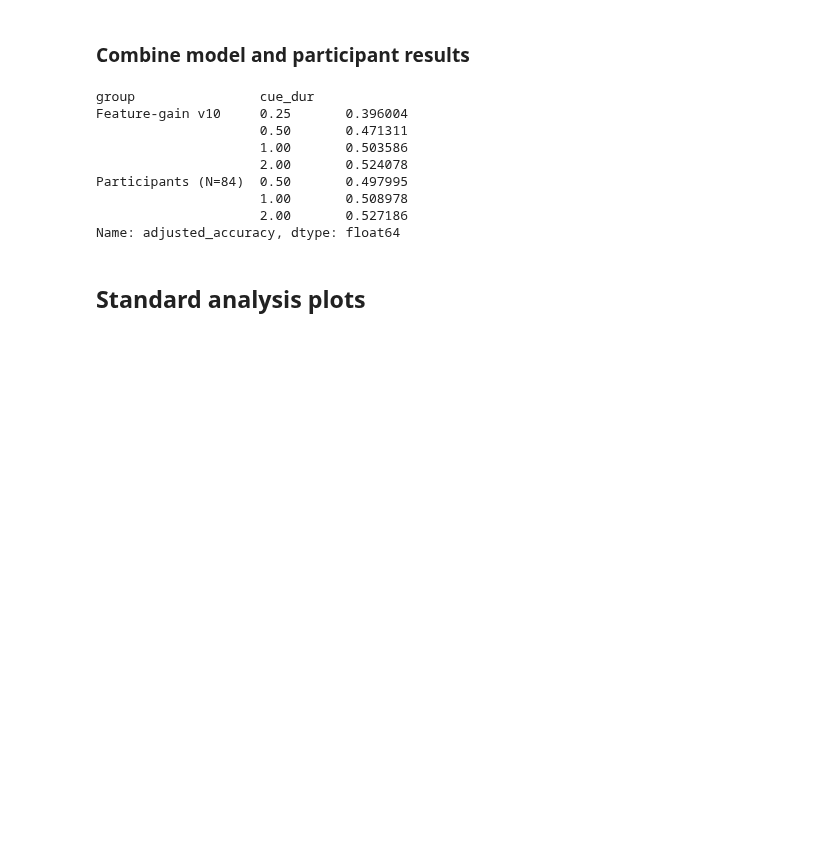
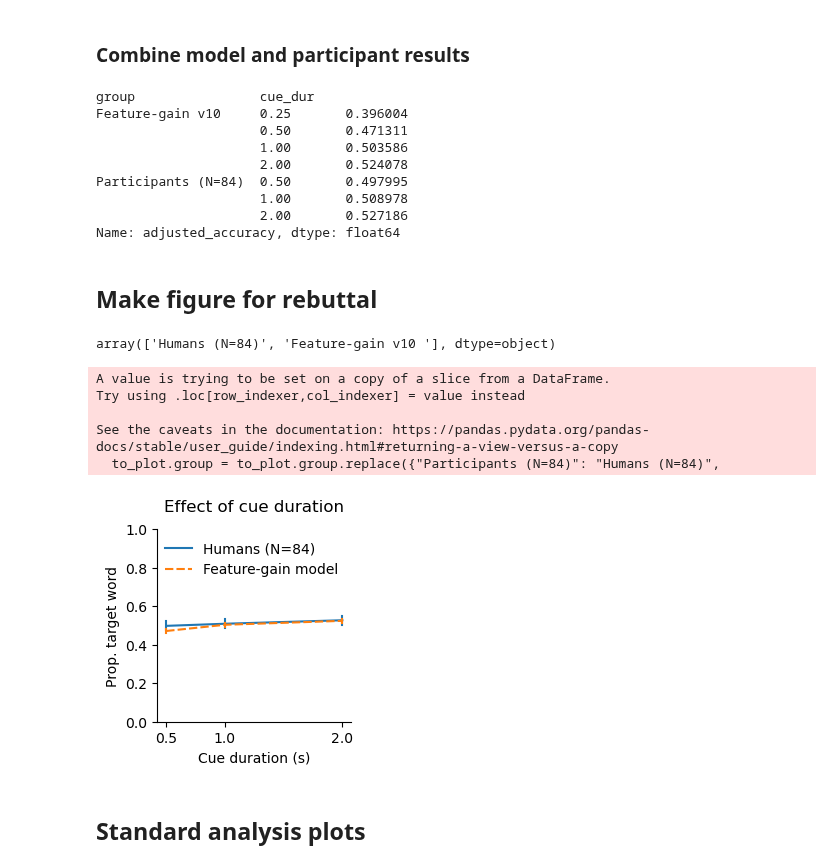
Before and after one commit to mcdermottLab/auditory_attention, a Jupyter notebook: notebooks/rebuttal_analysis/final_cue_duration_experiment.ipynb, the cells around one changed output. Saved outputs shown, nothing was run; the diff lists cells and outputs as text; code cells hidden in the pictures; blank space fills up the shorter version.

```diff
--- a/notebooks/rebuttal_analysis/final_cue_duration_experiment.ipynb
+++ b/notebooks/rebuttal_analysis/final_cue_duration_experiment.ipynb
@@ -15,3 +15,7 @@ import src.util_process_prolific as up
 import matplotlib.pyplot as plt
 import seaborn as sns
 # from matplotlib.ticker import FormatStrFormatter
+
+import matplotlib as mpl
+mpl.rcParams['pdf.fonttype'] = 42
+mpl.rcParams['ps.fonttype'] = 42
@@ -437,6 +444,52 @@ Participants (N=84)  0.50       0.497995
                      1.00       0.508978
                      2.00       0.527186
 Name: adjusted_accuracy, dtype: float64
+# %% [markdown]
+## Make figure for rebuttal
+# %%
+to_plot.group.unique()
+# %% [output]
+array(['Humans (N=84)', 'Feature-gain v10 '], dtype=object)
+# %%
+to_plot = all_results[all_results.cue_dur.isin([0.5,1,2])]
+# rename goups
+to_plot.group = to_plot.group.replace({"Participants (N=84)": "Humans (N=84)",
+                                       "Feature-gain v10 ": "Feature-gain model"})
+
+#group_order = [ f"Participants (N={part_summary_df.id_subject.nunique()})", 'Model']
+# add markers to relplot
+fig, ax = plt.subplots(1, figsize=(2.5,2.5))
+g = sns.lineplot(data=to_plot, x='cue_dur', y='adjusted_accuracy', # hue='gender_cond',
+                # col_wrap=3,
+                style='group',# style_order=group_order,
+                hue='group',
+
+                # kind='line',
+                marker='',
+                color='k',
+                # height=3, aspect=1,
+                err_style='bars',
+                errorbar=('se', 1),)
+
+# set labels
+ax.set_xlabel("Cue duration (s)")
+ax.set_ylabel("Prop. target word")
+sns.despine()
+# add xtick labels
+ax.set_xticks(ticks=to_plot.cue_dur.unique())
+ax.set_xticklabels(to_plot.cue_dur.unique())
+ax.legend(title='', frameon=False)
+plt.ylim(0,1)
+plt.title(f"Effect of cue duration", y=1.05)
+
+# plt.savefig(outdir / "cue_duration_effect_human_model.pdf", bbox_inches='tight', transparent=True)
+# %% [output]
+A value is trying to be set on a copy of a slice from a DataFrame.
+Try using .loc[row_indexer,col_indexer] = value instead
+
+See the caveats in the documentation: https://pandas.pydata.org/pandas-docs/stable/user_guide/indexing.html#returning-a-view-versus-a-copy
+  to_plot.group = to_plot.group.replace({"Participants (N=84)": "Humans (N=84)",
+[figure, added]
 # %% [markdown]
 ## Standard analysis plots
 # %%
```
Also changed, not shown: parts of 1 cell of this notebook, 4 other files.
